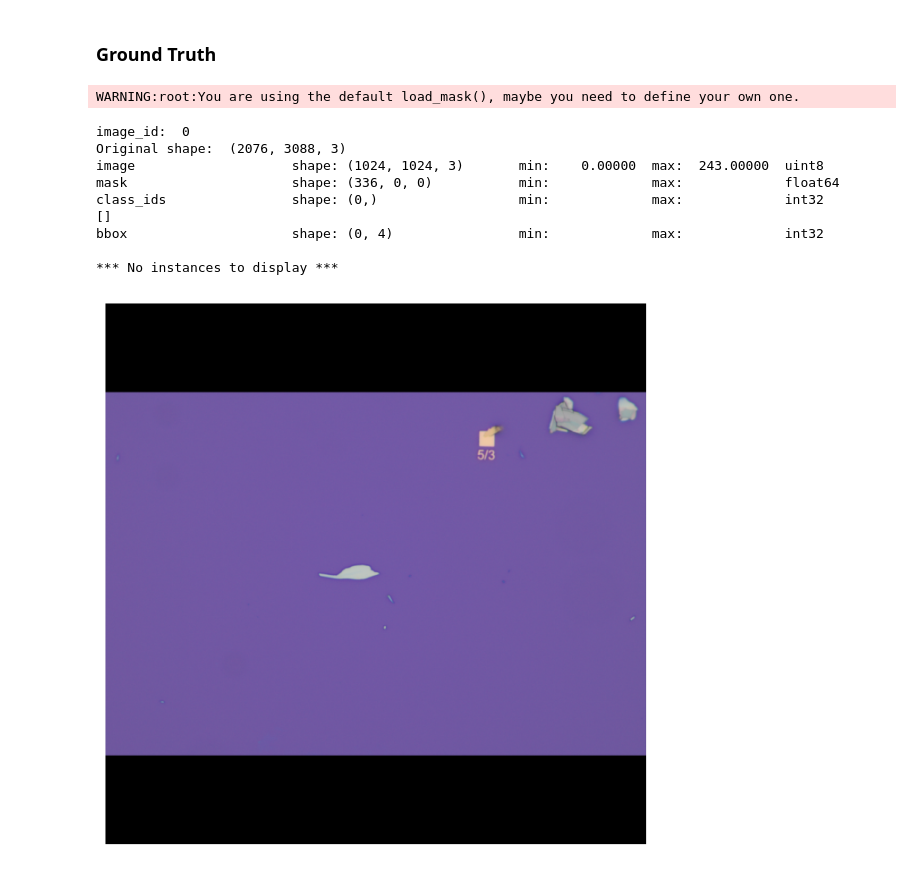
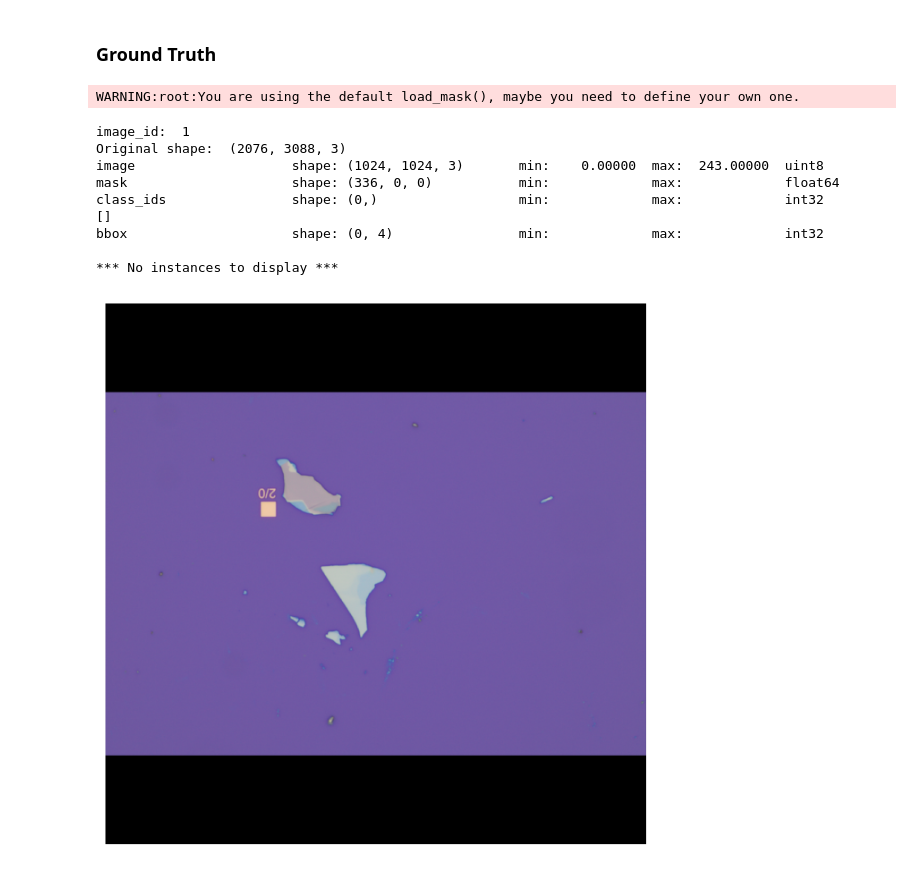
Before and after one commit to gtgottlieb/tdmms_DL, a Jupyter notebook: bep_model.ipynb, the cells around one changed output. Saved outputs shown, nothing was run; the diff lists cells and outputs as text; code cells hidden in the pictures.

```diff
--- a/bep_model.ipynb
+++ b/bep_model.ipynb
@@ -154,38 +154,44 @@ gt_mask                  shape: (1024, 1024, 1)       min:    0.00000  max:    1
 # %% [markdown]
 ### Ground Truth
 # %%
+train = bep_data.bepDataset()
+train.load_dir(os.path.join(ROOT_DIR, 'data'), 'batch1', reload_annotations=True)
+train.prepare()
+
+image_id = train.image_ids[1]
+
 image = train.load_image(image_id)
 mask, class_ids = train.load_mask(image_id)
 original_shape = image.shape
 # Resize
 image, window, scale, padding, _ = utils.resize_image(
     image,
     min_dim=config.IMAGE_MIN_DIM,
     max_dim=config.IMAGE_MAX_DIM,
     mode=config.IMAGE_RESIZE_MODE)
 mask = utils.resize_mask(mask, scale, padding)
 # Compute Bounding box
 bbox = utils.extract_bboxes(mask)
 
 # Display image and additional stats
 print("image_id: ", image_id, train.image_reference(image_id))
 print("Original shape: ", original_shape)
 log("image", image)
 log("mask", mask)
 log("class_ids", class_ids)
 print(class_ids)
 log("bbox", bbox)
 # Display image and instances
 visualize.display_instances(image, bbox, mask, class_ids, train.class_names)
 # %% [output]
 WARNING:root:You are using the default load_mask(), maybe you need to define your own one.
-image_id:  0
+image_id:  1
 Original shape:  (2076, 3088, 3)
 image                    shape: (1024, 1024, 3)       min:    0.00000  max:  243.00000  uint8
 mask                     shape: (336, 0, 0)           min:             max:             float64
 class_ids                shape: (0,)                  min:             max:             int32
 []
 bbox                     shape: (0, 4)                min:             max:             int32
 
 *** No instances to display ***
-[figure, old version]
+[figure, new version]
```
Also changed, not shown: parts of 3 cells of this notebook, 1 other file.
